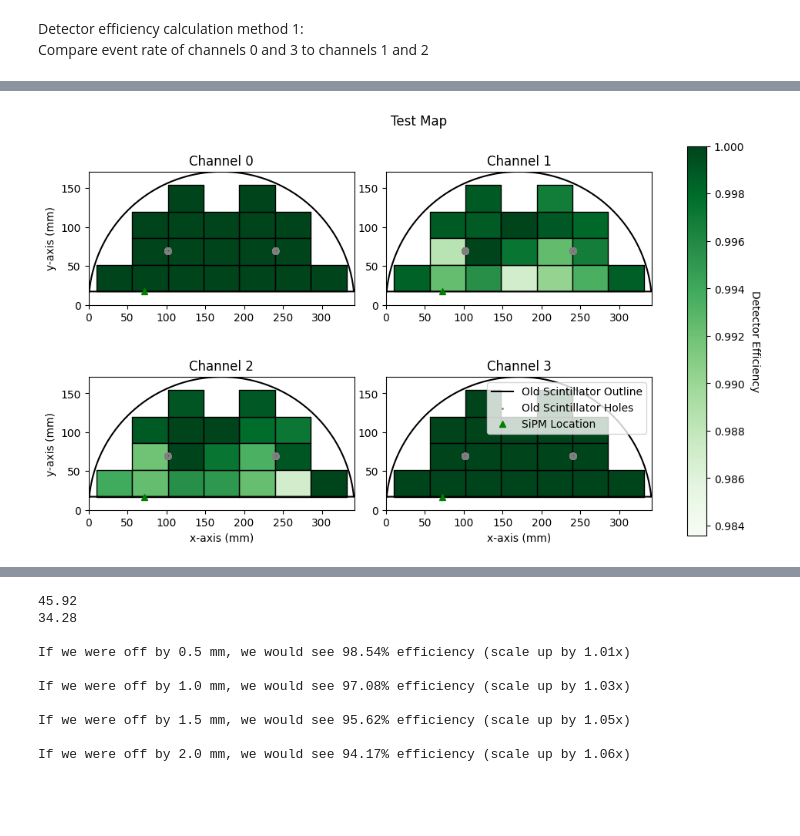
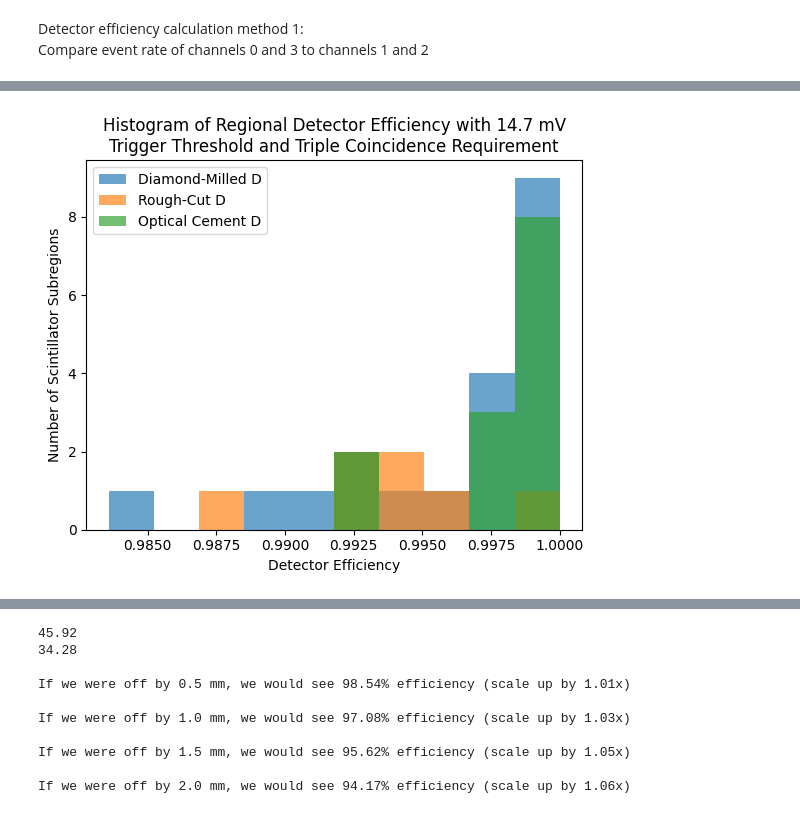
Before and after one commit to Harris-Oldring/mist-characterization-optimization, a Jupyter notebook: analysis/efficiency_map/analysis.ipynb, the cells around one changed output, grey strips where cells are left out. Saved outputs shown, nothing was run; the diff lists cells and outputs as text; code cells hidden in the pictures.

Commit message:
More regional detector property analysis

```diff
--- a/analysis/efficiency_map/analysis.ipynb
+++ b/analysis/efficiency_map/analysis.ipynb
@@ -888,5 +975,5 @@ These plots demonstrate that triple coincidence is sufficient and that the "nois
 # %%
-new_tests,nmt = filter_noise(coincidence_level = 3,acceptance_time = 4.5e-8,plots=False)
+new_tests,nmt = filter_noise(data_dict)
 
 i=0
 for key in data_dict.keys():
@@ -1116,0 +1604,17 @@ make_clean_colour_map(ph_mpv_list,old_box_data,title='Map of Most Probable Pulse
+# %%
+alphas = {}
+for key in range(64):
+   if key<20 or key>=29:
+      alphas[key]=(0,0)
+   else:
+      # Calculate the rate at which you would expect to miss an event due to triple coincidence thingy
+      e_miss_ref_1 = count_stats[key][2]
+      e_miss_ref_2 = count_stats[key][1]
+      e_max_ref = np.sum(count_stats[key][1:])
+      alphas[key] = [e_miss_ref_1/e_max_ref,e_miss_ref_2/e_max_ref]
+
+for key,value in alphas.items():
+   if key<19 or key>28: print(key,value,end=' ')
+   elif key==19: print(key)
+   elif key==28: print(f'\t\t{key}: {value},')
+   else: print(f'\t\t{key}: {value},')
@@ -1118,14 +1728,15 @@ make_clean_colour_map(ph_mpv_list,old_box_data,title='Map of Most Probable Pulse
 Detector efficiency calculation method 1:\
 Compare event rate of channels 0 and 3 to channels 1 and 2
 # %%
+from copy import deepcopy
 duration_dict,max_e_dict = {},{}
 for key in data_dict.keys():
-   if key == 'baseline': continue
    test = data_dict[key][3]
    duration, e = test.duration, test.NEvents
    duration_dict[key] = duration
    # print(f"Weighting for {int(test.id)}: {old_box_data[int(test.id)]['weighting']*100:.2f}%")
-   max_e_dict[key] = e*old_box_data[int(test.id)]['weighting'] if int(test.id) < 60 else e
+   # max_e_dict[key] = e*old_box_data[int(test.id)]['weighting'] if int(test.id) < 60 else e
+   max_e_dict[key] = e
    # if int(key) < 7: max_e_dict[key] *= 0.9562 # Reweighting of bottom row
 
 
@@ -1134,25 +1745,30 @@ for ch in range(n_chs):
    de_dict,e_dict,er_dict = {},{},{}
    total_e,total_max_e = 0,0
    for key in data_dict.keys():
-      if key != 'baseline':
-         test = data_dict[key][ch]
-         duration,max_e = duration_dict[key],max_e_dict[key]
-         e = test.NEvents
-         total_e += e
-         total_max_e += max_e
-         er = e/duration
-         # print(f"Event Rate: {er}")
-         # print(f"max_er: {max_er}")
-         de = e/max_e
-         # if ch in [1,2]: print(f'Channel {ch}: {round(e)} events seen out of {max_e} total ({de*100:.2f}%)')
-         # print(f"Detector Efficiency: {de}")
-         de_dict[int(key)] = de
-         e_dict[int(key)] = e
-         er_dict[int(key)] = er
+      test = data_dict[key][ch]
+      duration,max_e = duration_dict[key],max_e_dict[key]
+      e = test.NEvents
+      if ch in [1,2]:
+         # print('\n',key,ch)
+         # print(f'Alpha = {alphas[int(key)][ch-1]}')
+         # print(f'{e} --> {e+max_e*alphas[int(key)][ch-1]} (+{max_e*alphas[int(key)][ch-1]} events)')
+         # print(f'{e/max_e} --> {(e+max_e*alphas[int(key)][ch-1])/max_e}')
+         e += max_e*alphas[int(key)][ch-1]
+      total_e += e
+      total_max_e += max_e
+      er = e/duration
+      # print(f"Event Rate: {er}")
+      # print(f"max_er: {max_er}")
+      de = e/max_e
+      # if ch in [1,2]: print(f'Channel {ch}: {round(e)} events seen out of {max_e} total ({de*100:.2f}%)')
+      # print(f"Detector Efficiency: {de}")
+      de_dict[int(key)] = de
+      e_dict[int(key)] = e
+      er_dict[int(key)] = er
    de_list.append(de_dict)
    e_list.append(e_dict)
    er_list.append(er_dict)
-   if ch in [1,2]: print(f'Channel {ch} has efficiency of {total_e/total_max_e*100:.4f}')
+   # if ch in [1,2]: print(f'Channel {ch} has efficiency of {total_e/total_max_e*100:.4f}')
 
 r1_dm, r1_rc = [val for k, val in de_list[1].items() if k<7],[val for k, val in de_list[2].items() if k<7]
 rest_dm, rest_oc = [val for k, val in de_list[1].items() if k>=7],[val for k, val in de_list[2].items() if k>=7]
@@ -1161,10 +1777,25 @@ print(f'The average detector of the bottom row (rough_cut) is {np.mean(r1_rc)}')
 print(f'The average detector of all other locations (diamond-milled) is {np.mean(rest_dm)}')
 print(f'The average detector of all other locations (optical cement) is {np.mean(rest_oc)}')
 
-make_rough_colour_map(er_list,old_box_data, [0,1,2,3], 'Test Map', 'Event Rate (events/s)', cmap = 'Greens')
-make_clean_colour_map(er_list,old_box_data,title='Map of Event Rate',cmap_label='Event Rate (events/s)',cmap='Greens')
-make_rough_colour_map(de_list,old_box_data, [0,1,2,3], 'Test Map', 'Detector Efficiency', cmap = 'Greens')
-make_clean_colour_map(de_list,old_box_data,title='Map of Detector Efficiency with 14.7 mV Trigger Threshold and Triple Coincidence Requirement',cmap_label='Detector Efficiency',cmap='Greens',vmax_override=1)
+interior_de_list = deepcopy(de_list)
+for ch in interior_de_list:
+   for key in list(ch.keys()):
+      if key>=20 and key<60: ch.pop(key)
+interior_old_box_data = old_box_data[:20]
 
-make_regional_hist(de_list,'Histogram of Regional Detector Efficiency with 14.7 mV\nTrigger Threshold and Triple Coincidence Requirement','Detector Efficiency')
+print('\n --- Interior data ---')
+r1_dm, r1_rc = [val for k, val in interior_de_list[1].items() if k<7],[val for k, val in interior_de_list[2].items() if k<7]
+rest_dm, rest_oc = [val for k, val in interior_de_list[1].items() if k>=7],[val for k, val in interior_de_list[2].items() if k>=7]
+print(f'The average detector of the bottom row (diamond-milled) is {np.mean(r1_dm)}')
+print(f'The average detector of the bottom row (rough_cut) is {np.mean(r1_rc)}')
+print(f'The average detector of all other locations (diamond-milled) is {np.mean(rest_dm)}')
+print(f'The average detector of all other locations (optical cement) is {np.mean(rest_oc)}')
+
+# make_rough_colour_map(er_list,old_box_data, [0,1,2,3], 'Test Map', 'Event Rate (events/s)', cmap = 'Greens')
+# make_clean_colour_map(er_list,old_box_data,title='Map of Event Rate',cmap_label='Event Rate (events/s)',cmap='Greens')
+# make_rough_colour_map(de_list,old_box_data, [0,1,2,3], 'Test Map', 'Detector Efficiency', cmap = 'Greens')
+make_clean_colour_map(de_list,old_box_data,title='Map of Detector Efficiency with 14.7 mV Trigger Threshold and Triple Coincidence Requirement',cmap_label='Detector Efficiency',cmap='Greens')
+make_clean_colour_map(interior_de_list,interior_old_box_data,title='Map of Detector Efficiency with 14.7 mV Trigger Threshold and Triple Coincidence Requirement',cmap_label='Detector Efficiency',cmap='Greens',vmax_override=1)
+
+make_regional_hist(interior_de_list,'Histogram of Regional Detector Efficiency with 14.7 mV\nTrigger Threshold and Triple Coincidence Requirement','Detector Efficiency')
 # %% [output]
@@ -1180 +1816 @@ The average detector of all other locations (optical cement) is 0.99771029091158
-[figure, old version]
+[figure, new version]
```
Also changed, not shown: parts of 32 cells of this notebook, 2 other files.
